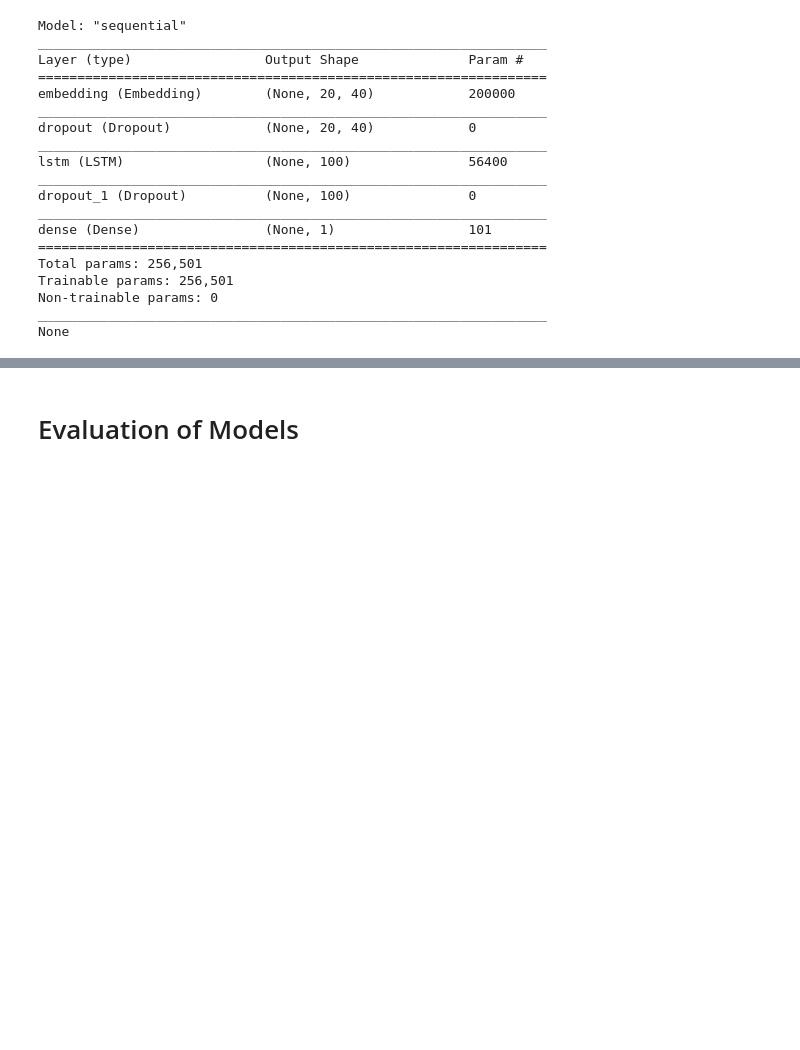
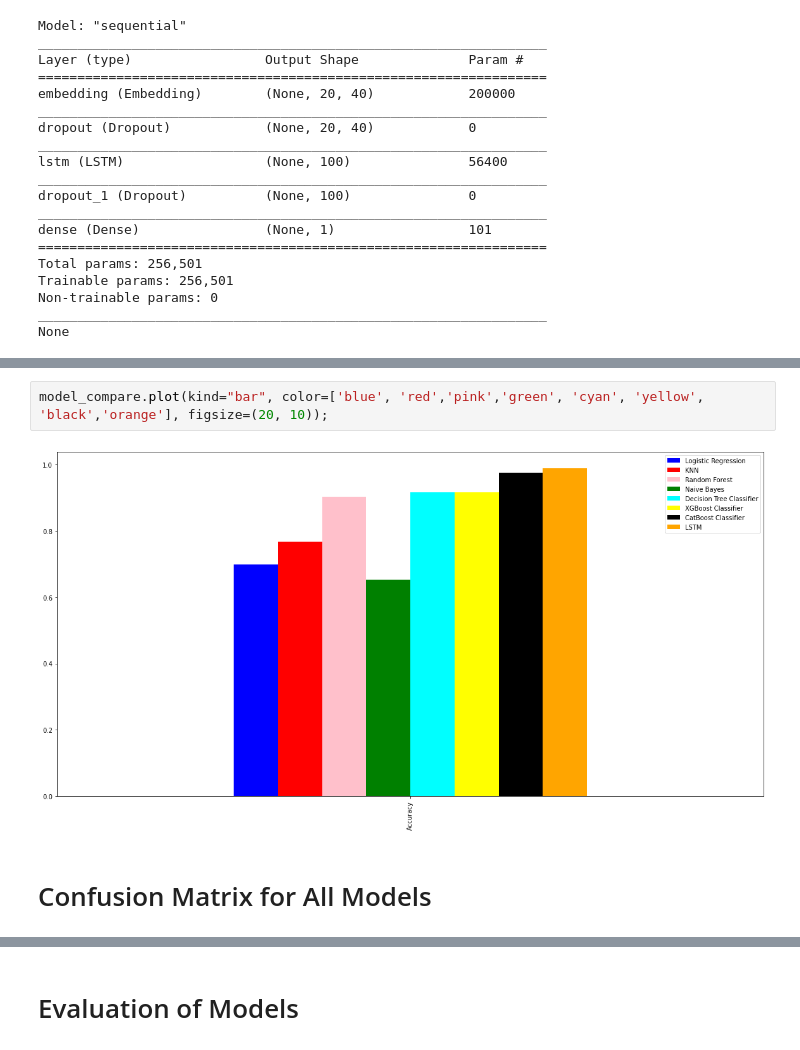
Before and after one commit to khandorvatsal/fake-news-analysis, a Jupyter notebook: fakenews-classification-using-ml-and-deep-learning.ipynb, the cells around one changed output, grey strips where cells are left out. Saved outputs shown, nothing was run; the diff lists cells and outputs as text; blank space fills up the shorter version.

```diff
--- a/fakenews-classification-using-ml-and-deep-learning.ipynb
+++ b/fakenews-classification-using-ml-and-deep-learning.ipynb
@@ -501,0 +438,6 @@ model_compare.plot(kind="bar");
+# %%
+model_compare.plot(kind="bar", color=['blue', 'red','pink','green', 'cyan', 'yellow', 'black','orange'], figsize=(20, 10));
+# %% [output]
+[figure, added]
+# %% [markdown]
+# Confusion Matrix for All Models
```
Also changed, not shown: parts of 46 cells of this notebook, 4 other files.
